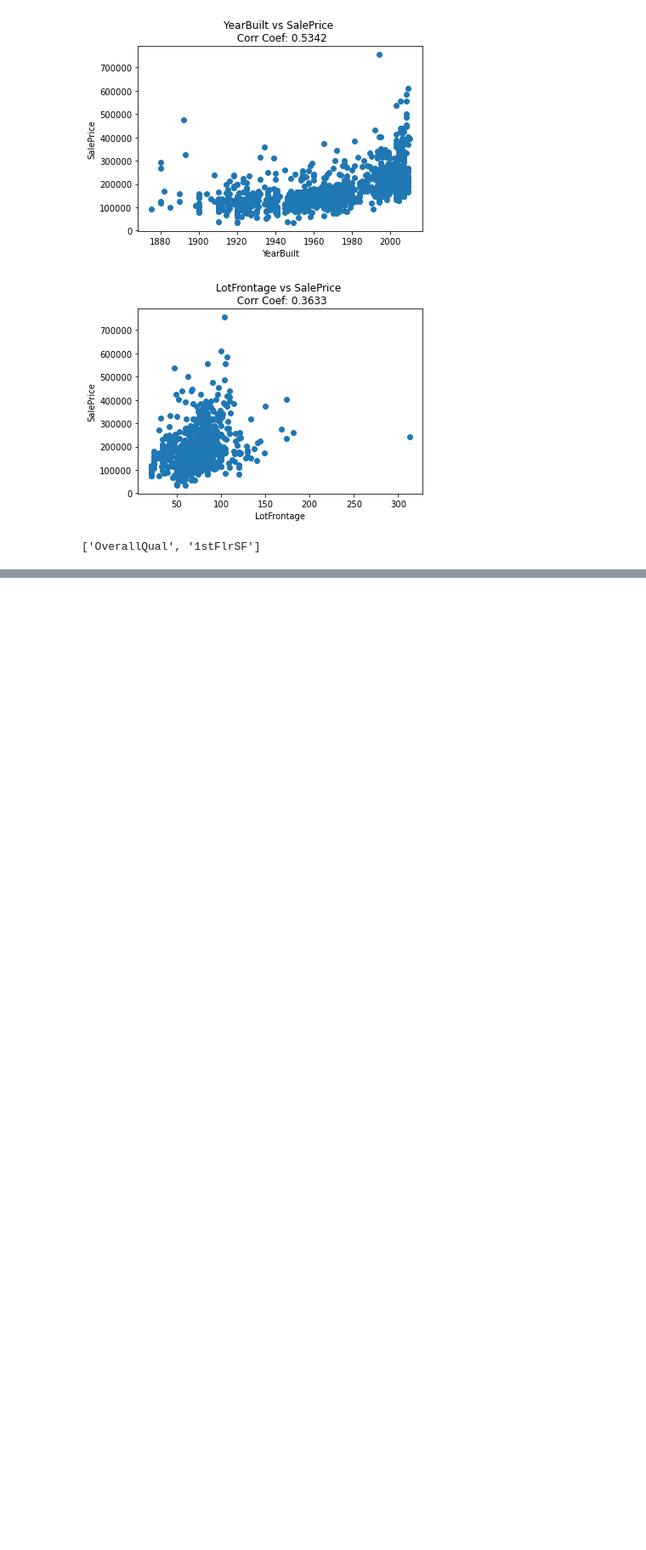
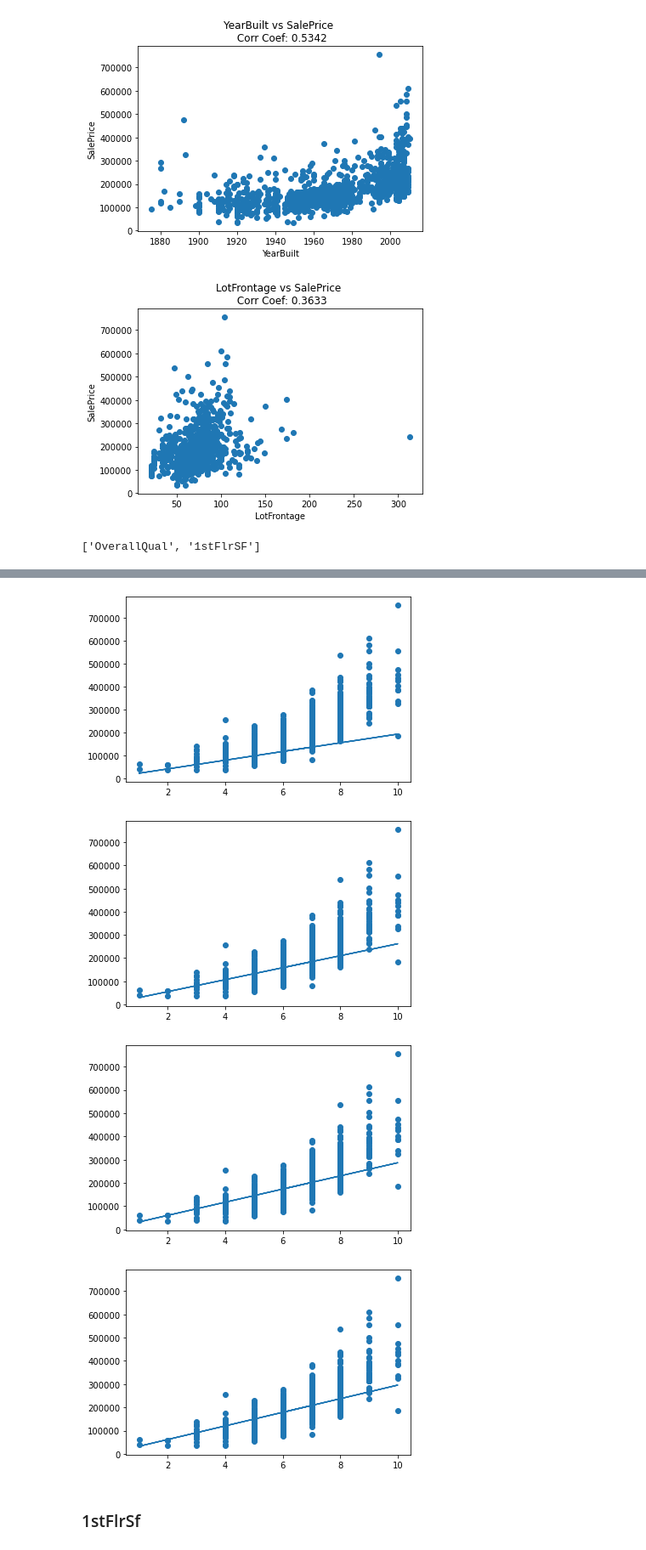
Before and after one commit to CarlosGarlem/Linear-Regression-Model, a Jupyter notebook: Linear Regression Model.ipynb, the cells around one changed output, grey strips where cells are left out. Shown: that part at 85% size. Saved outputs shown, nothing was run; the diff lists cells and outputs as text; code cells hidden in the pictures; blank space fills up the shorter version.

```diff
--- a/Linear Regression Model.ipynb
+++ b/Linear Regression Model.ipynb
@@ -109,0 +154,9 @@ regressors
+# %%
+def visualizeModel(X, Y, model_params, n = 25):
+    for i in range(1, len(model_params) + 1):
+        if i % n == 0:
+            plt.scatter(x = X, y = Y)
+            yhat = np.matmul(np.vstack((X, np.ones_like(X))).T, model_params[i])
+            plt.plot(X, yhat)
+            plt.show()
+    return
@@ -109,0 +184,9 @@ regressors
+# %%
+visualizeModel(ds_train[regressors[0]].values, ds_train[response].values, model_params, n = 25)
+# %% [output]
+[figure, added]
+[figure, added]
+[figure, added]
+[figure, added]
+# %% [markdown]
+### 1stFlrSf
```
Also changed, not shown: parts of 13 cells of this notebook.
